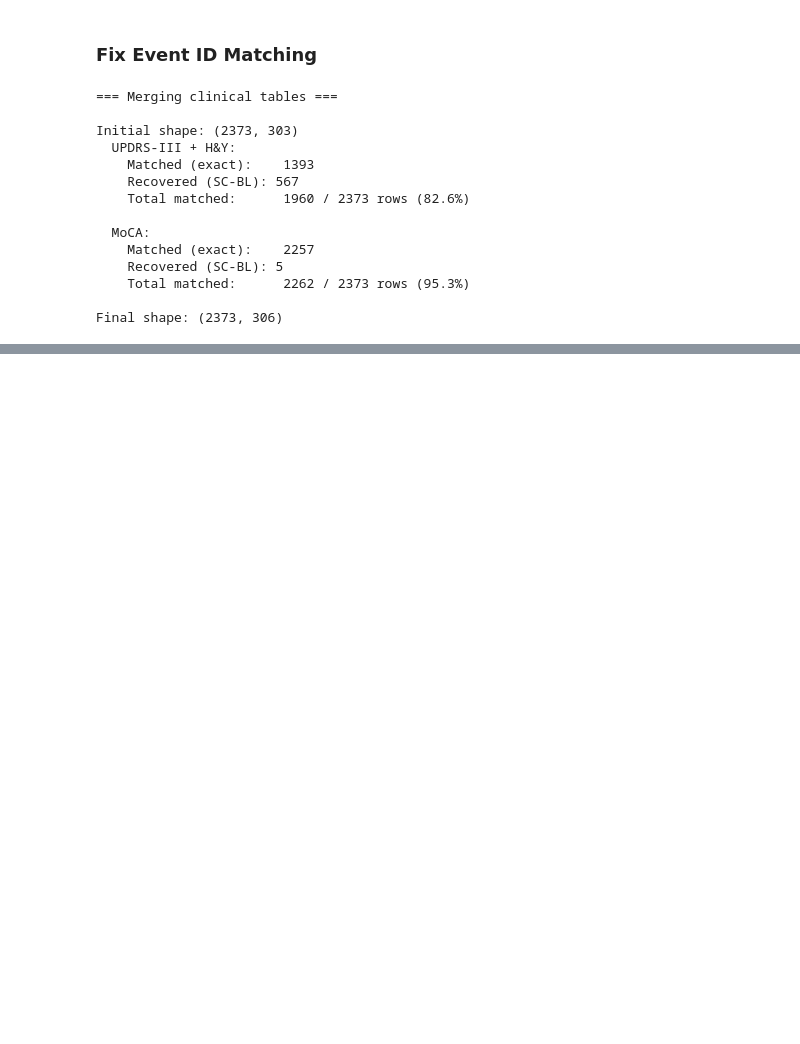
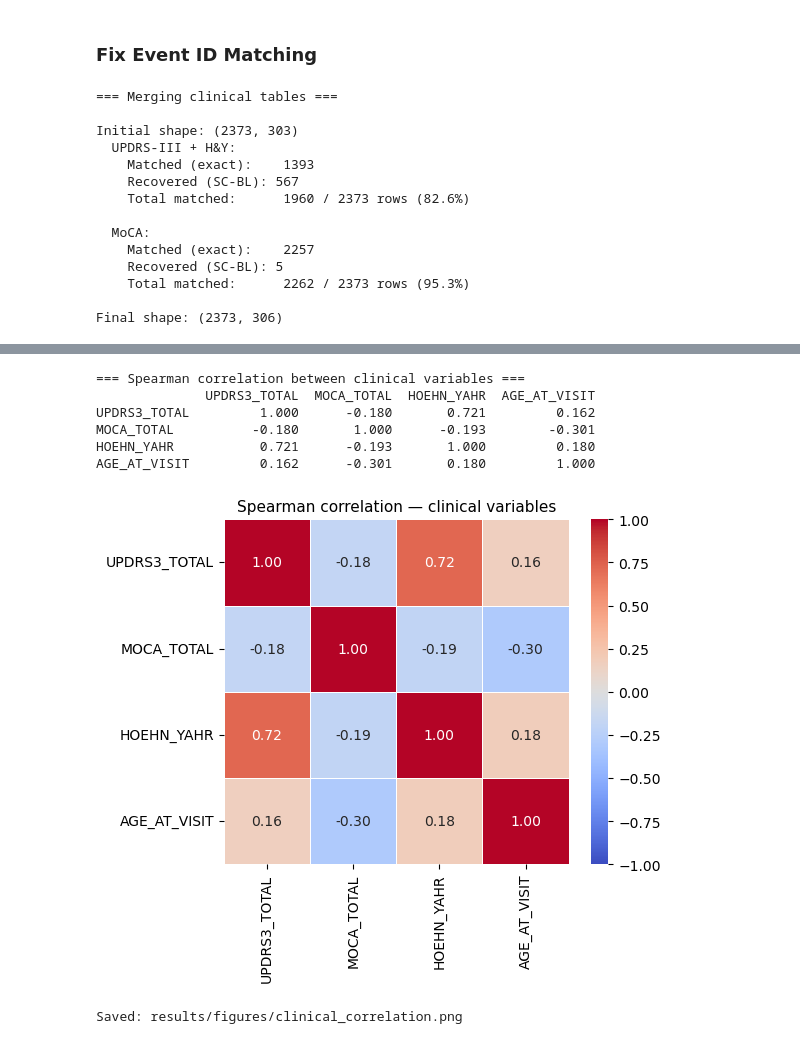
Before and after one commit to natnael-g1193/Unsupervised-Parkisnson-Imaging-Analysis, a Jupyter notebook: notebooks/pipeline/5_0_prepare_data_v2.ipynb, the cells around one changed output, grey strips where cells are left out. Saved outputs shown, nothing was run; the diff lists cells and outputs as text; code cells hidden in the pictures; blank space fills up the shorter version.

Commit message:
feat: Inter clinical variable correlaation implemented

```diff
--- a/notebooks/pipeline/5_0_prepare_data_v2.ipynb
+++ b/notebooks/pipeline/5_0_prepare_data_v2.ipynb
@@ -330,0 +338,30 @@ Final shape: (2373, 306)
+# %%
+# [INTER-CLINICAL-CORRELATION]
+corr_cols = ['UPDRS3_TOTAL', 'MOCA_TOTAL', 'HOEHN_YAHR', 'AGE_AT_VISIT']
+corr_cols = [c for c in corr_cols if c in df.columns]
+
+corr_matrix = df[corr_cols].corr(method='spearman')
+
+print("=== Spearman correlation between clinical variables ===")
+print(corr_matrix.round(3).to_string())
+
+fig, ax = plt.subplots(figsize=(6, 5))
+sns.heatmap(
+    corr_matrix, annot=True, fmt='.2f', cmap='coolwarm',
+    center=0, vmin=-1, vmax=1, ax=ax,
+    square=True, linewidths=0.5
+)
+ax.set_title('Spearman correlation — clinical variables', fontsize=11)
+plt.tight_layout()
+plt.savefig('../../results/figures/clinical_correlation.png', dpi=150, bbox_inches='tight')
+plt.show()
+print("Saved: results/figures/clinical_correlation.png")
+# %% [output]
+=== Spearman correlation between clinical variables ===
+              UPDRS3_TOTAL  MOCA_TOTAL  HOEHN_YAHR  AGE_AT_VISIT
+UPDRS3_TOTAL         1.000      -0.180       0.721         0.162
+MOCA_TOTAL          -0.180       1.000      -0.193        -0.301
+HOEHN_YAHR           0.721      -0.193       1.000         0.180
+AGE_AT_VISIT         0.162      -0.301       0.180         1.000
+[figure, added]
+Saved: results/figures/clinical_correlation.png
```
Also changed, not shown: parts of 1 cell of this notebook, 1 other file.
